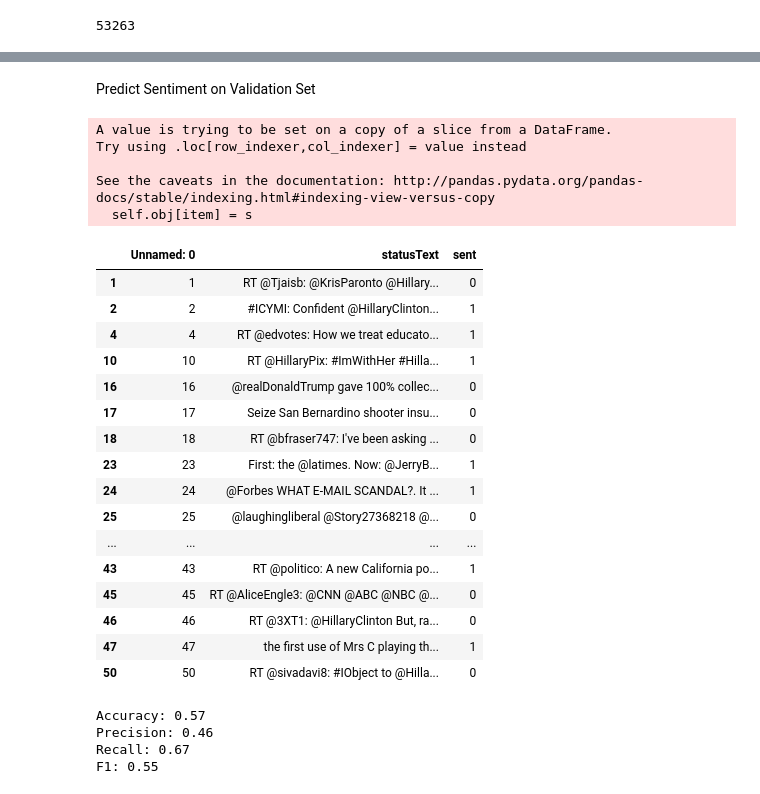
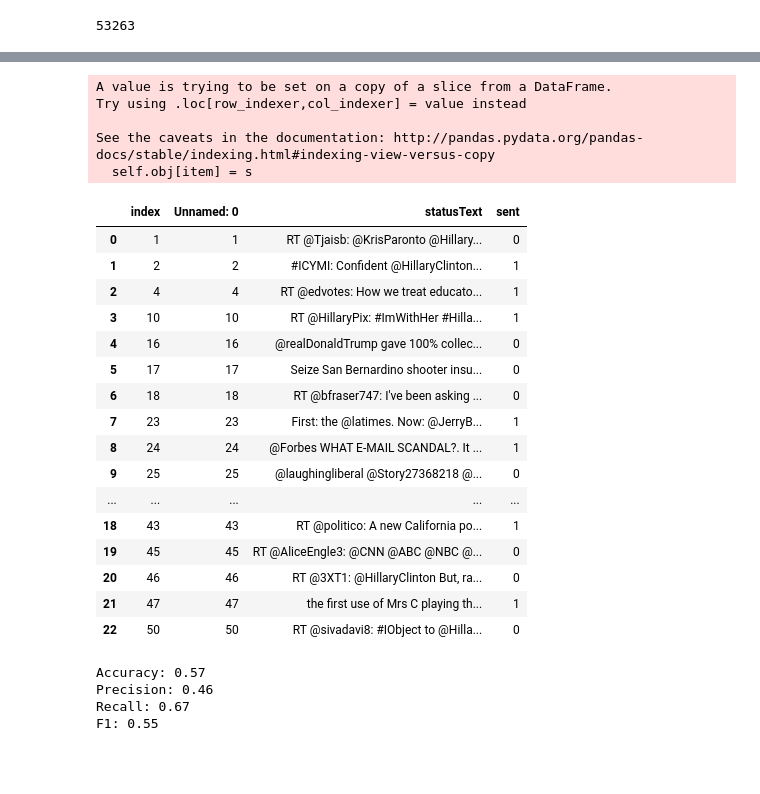
Before and after one commit to yifengsong1989uva/Kaggle-Competitions, a Jupyter notebook: Twitter_Analysis/Twitter_Sentiment.ipynb, the cells around one changed output, grey strips where cells are left out. Cells and saved outputs as stored; diff of their text form; code cells hidden in the pictures; blank space fills up the shorter version.

```diff
--- a/Twitter_Analysis/Twitter_Sentiment.ipynb
+++ b/Twitter_Analysis/Twitter_Sentiment.ipynb
@@ -366,40 +163,39 @@ HC_val_clean
-# %% [markdown]
-Predict Sentiment on Validation Set
 # %%
 # Load Validation Set
-HC_val = pd.read_csv('/Users/hopeemac/Documents/Code/PoliTweet/validation_set.csv')
+HC_val = pd.read_csv('/Users/hopeemac/Documents/Code/GIT/Endorsements_Data/Twitter_Analysis/validation_set.csv')
 # %%
 # Format Val Set
 HC_val_clean = HC_val.loc[HC_val.sent != 'X',:] # Removed "unclear" tweets
 
 HC_val_clean.loc[HC_val.sent == 'P','sent'] = 1 # Removed "unclear" tweets
 
 HC_val_clean.loc[HC_val.sent == 'N','sent'] = 0 # Removed "unclear" tweets
+HC_val_clean = HC_val_clean.reset_index()
 HC_val_clean
 # len(HC_val_clean)
 # %% [output]
 A value is trying to be set on a copy of a slice from a DataFrame.
 Try using .loc[row_indexer,col_indexer] = value instead
 
 See the caveats in the documentation: http://pandas.pydata.org/pandas-docs/stable/indexing.html#indexing-view-versus-copy
   self.obj[item] = s
-|  | Unnamed: 0 | statusText | sent |
-| 1 | 1 | RT @Tjaisb: @KrisParonto @Hillary... | 0 |
-| 2 | 2 | #ICYMI: Confident @HillaryClinton... | 1 |
-| 4 | 4 | RT @edvotes: How we treat educato... | 1 |
-| 10 | 10 | RT @HillaryPix: #ImWithHer #Hilla... | 1 |
-| 16 | 16 | @realDonaldTrump gave 100% collec... | 0 |
-| 17 | 17 | Seize San Bernardino shooter insu... | 0 |
-| 18 | 18 | RT @bfraser747: I've been asking ... | 0 |
-| 23 | 23 | First: the @latimes. Now: @JerryB... | 1 |
-| 24 | 24 | @Forbes WHAT E-MAIL SCANDAL?. It ... | 1 |
-| 25 | 25 | @laughingliberal @Story27368218 @... | 0 |
-| ... | ... | ... | ... |
-| 43 | 43 | RT @politico: A new California po... | 1 |
-| 45 | 45 | RT @AliceEngle3: @CNN @ABC @NBC @... | 0 |
-| 46 | 46 | RT @3XT1: @HillaryClinton But, ra... | 0 |
-| 47 | 47 | the first use of Mrs C playing th... | 1 |
-| 50 | 50 | RT @sivadavi8: #IObject to @Hilla... | 0 |
+|  | index | Unnamed: 0 | statusText | sent |
+| 0 | 1 | 1 | RT @Tjaisb: @KrisParonto @Hillary... | 0 |
+| 1 | 2 | 2 | #ICYMI: Confident @HillaryClinton... | 1 |
+| 2 | 4 | 4 | RT @edvotes: How we treat educato... | 1 |
+| 3 | 10 | 10 | RT @HillaryPix: #ImWithHer #Hilla... | 1 |
+| 4 | 16 | 16 | @realDonaldTrump gave 100% collec... | 0 |
+| 5 | 17 | 17 | Seize San Bernardino shooter insu... | 0 |
+| 6 | 18 | 18 | RT @bfraser747: I've been asking ... | 0 |
+| 7 | 23 | 23 | First: the @latimes. Now: @JerryB... | 1 |
+| 8 | 24 | 24 | @Forbes WHAT E-MAIL SCANDAL?. It ... | 1 |
+| 9 | 25 | 25 | @laughingliberal @Story27368218 @... | 0 |
+| ... | ... | ... | ... | ... |
+| 18 | 43 | 43 | RT @politico: A new California po... | 1 |
+| 19 | 45 | 45 | RT @AliceEngle3: @CNN @ABC @NBC @... | 0 |
+| 20 | 46 | 46 | RT @3XT1: @HillaryClinton But, ra... | 0 |
+| 21 | 47 | 47 | the first use of Mrs C playing th... | 1 |
+| 22 | 50 | 50 | RT @sivadavi8: #IObject to @Hilla... | 0 |
 # %%
 # Prepare Validation Ground Truth
 tokenList_HC_val = [clean_tweets(tweet) for tweet in HC_val_clean['statusText']]
```
Also changed, not shown: parts of 56 cells of this notebook, 1 other file.
